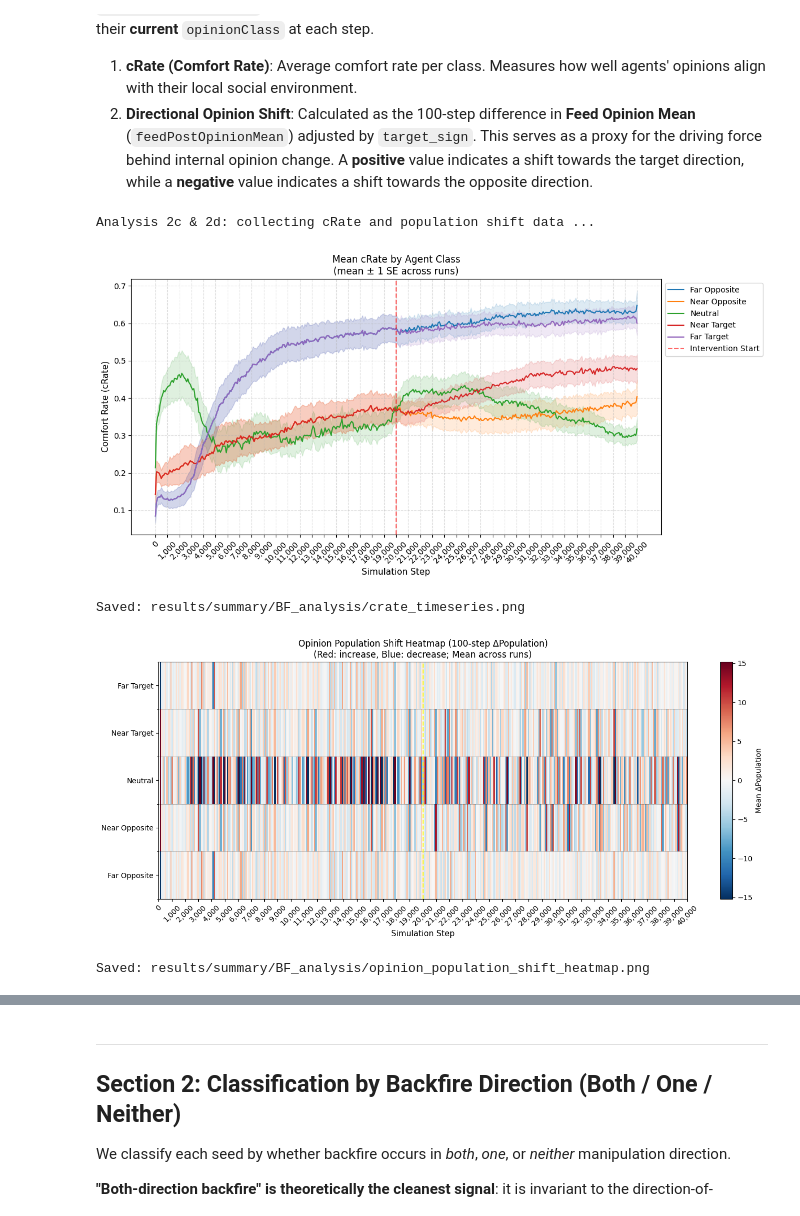
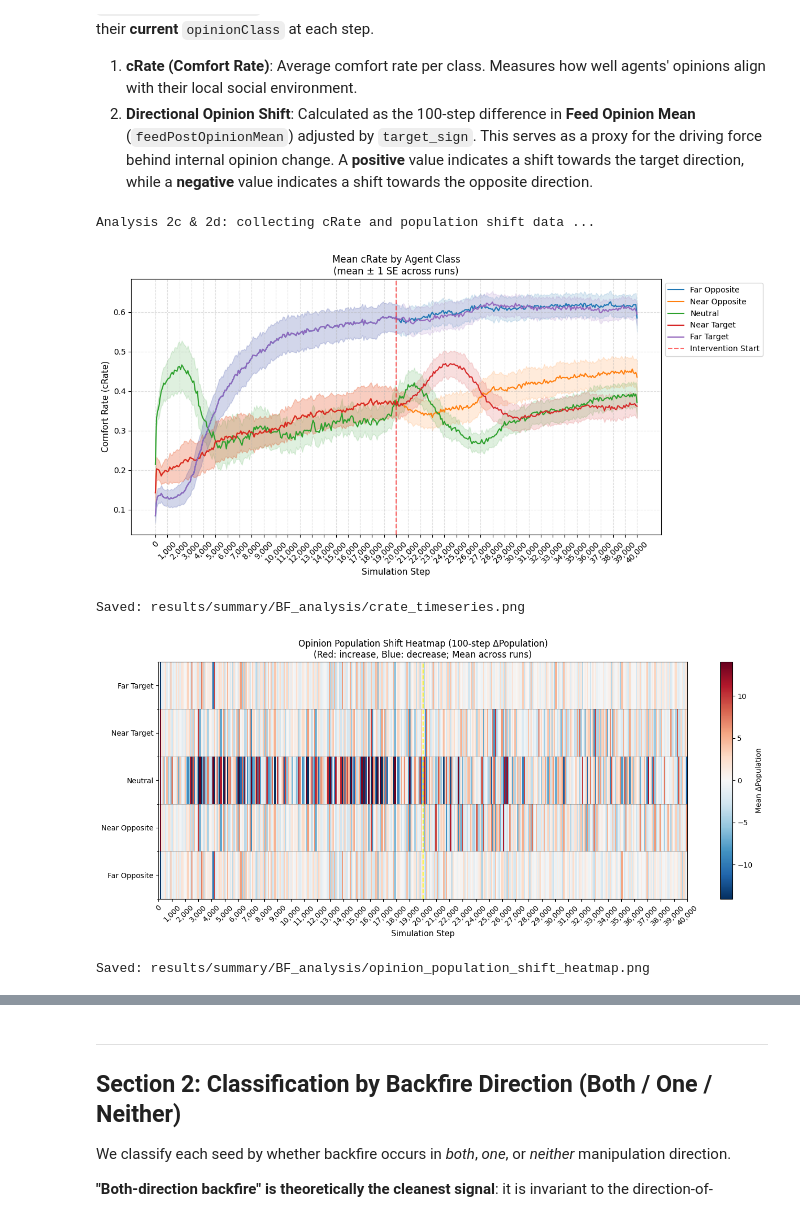
Before and after one commit to tooooomoya/manipulation-backfire-model, a Jupyter notebook: structural-backfire-analysis.ipynb, the cells around one changed output, grey strips where cells are left out. Saved outputs shown, nothing was run; the diff lists cells and outputs as text; code cells hidden in the pictures.

```diff
--- a/structural-backfire-analysis.ipynb
+++ b/structural-backfire-analysis.ipynb
@@ -335,11 +335,17 @@ def load_unfollow_timeseries_local(run_dir, target_sign, window=100):
     dfs = [pd.read_csv(f) for f in files]
     df = pd.concat(dfs).sort_values('step').reset_index(drop=True)
     pmap = _POS_MAP[target_sign]
+
+    # Initialize GROUP_ORDER columns to zero
+    for g in GROUP_ORDER:
+        df[g] = 0.0
+
     for i in range(5):
         col = f'targetUnfollow_{i}'
         if col in df.columns:
             group = pmap[i]
-            df[group] = df.get(group, 0) + df[col]
+            df[group] = df[group] + df[col]
+
     df['window_idx'] = df['step'] // window
     agg = df.groupby('window_idx')[GROUP_ORDER].sum()
     agg['step'] = agg.index * window
@@ -962,6 +968,10 @@ def load_metric_timeseries(run_dir, target_sign, prefix, window=100):
 
     pmap = _POS_MAP[target_sign]
     res_df = pd.DataFrame({"step": df["step"]})
+    # Initialize GROUP_ORDER columns to NaN
+    for g in GROUP_ORDER:
+        res_df[g] = np.nan
+
     for i in range(5):
         col = f"{prefix}_{i}"
         if col in df.columns:
@@ -1052,34 +1062,34 @@ def plot_pop_shift_heatmap(records, filename):
                    extent=[steps.min(), steps.max(), 4.5, -0.5],
                    vmin=-limit, vmax=limit, interpolation="nearest")
 
     ax.set_yticks(range(5))
     ax.set_yticklabels(["Far Target", "Near Target", "Neutral", "Near Opposite", "Far Opposite"])
 
     # Add grid lines between cells to make boundaries explicit
     ax.set_yticks(np.arange(-0.5, 5, 1), minor=True)
     ax.grid(which="minor", color="black", linestyle="-", linewidth=0.5, alpha=0.3)
 
     ax.set_xlabel("Simulation Step", fontsize=11)
     ax.set_title("Opinion Population Shift Heatmap (100-step ΔPopulation)\n"
                  "(Red: increase, Blue: decrease; Mean across runs)", fontsize=12)
     ax.axvline(20000, color="yellow", linestyle="--", alpha=0.8, label="Intervention Start")
 
     tick_step = 1000
     xticks = np.arange(0, steps.max() + tick_step, tick_step)
     ax.set_xticks(xticks)
     ax.set_xticklabels([f"{int(x):,}" for x in xticks], rotation=45)
 
     plt.colorbar(im, label="Mean ΔPopulation")
     plt.tight_layout()
     plt.savefig(os.path.join(SUMMARY_DIR, filename), dpi=300, bbox_inches="tight")
     plt.show()
     print(f"Saved: results/summary/BF_analysis/{filename}")
 
 plot_ts(crate_records, "Mean cRate by Agent Class\n(mean ± 1 SE across runs)", "Comfort Rate (cRate)", "crate_timeseries.png")
 plot_pop_shift_heatmap(op_change_records, "opinion_population_shift_heatmap.png")
 # %% [output]
 Analysis 2c & 2d: collecting cRate and population shift data ...
-[figure, old version]
+[figure, new version]
 Saved: results/summary/BF_analysis/crate_timeseries.png
-[figure, old version]
+[figure, new version]
 Saved: results/summary/BF_analysis/opinion_population_shift_heatmap.png
```
Also changed, not shown: parts of 16 cells of this notebook, 3 other files.
